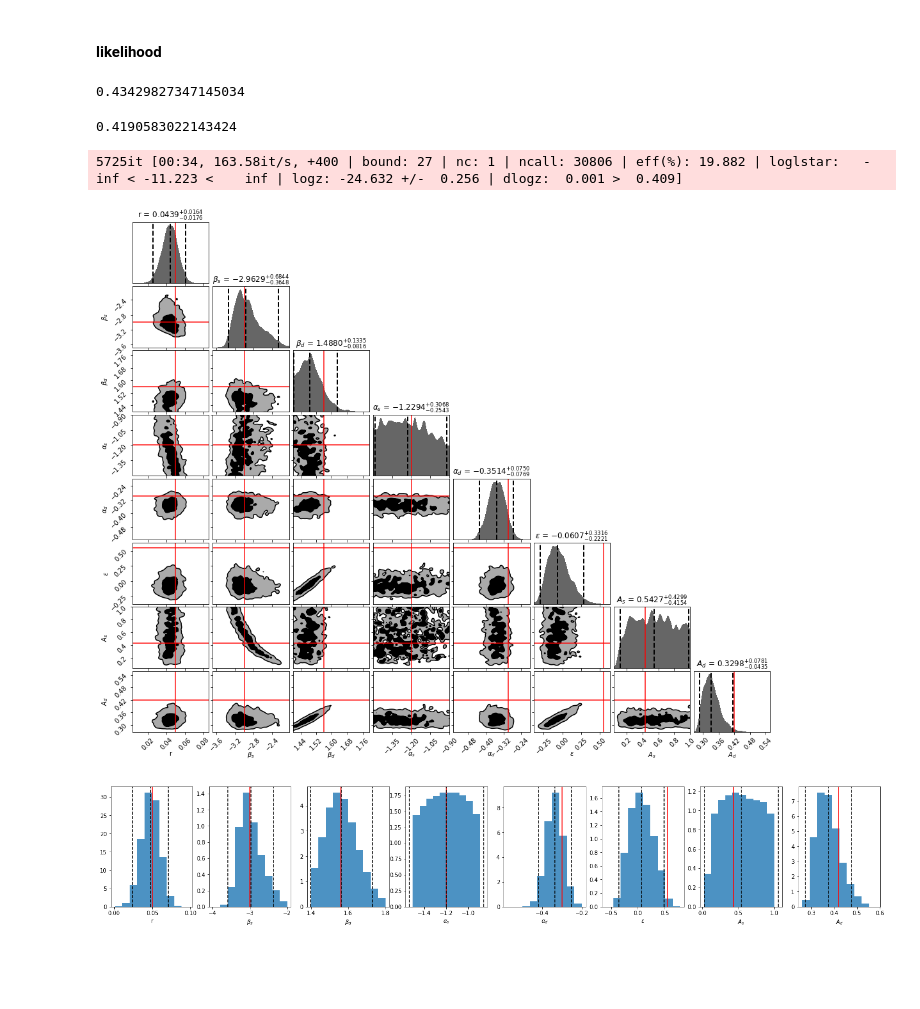
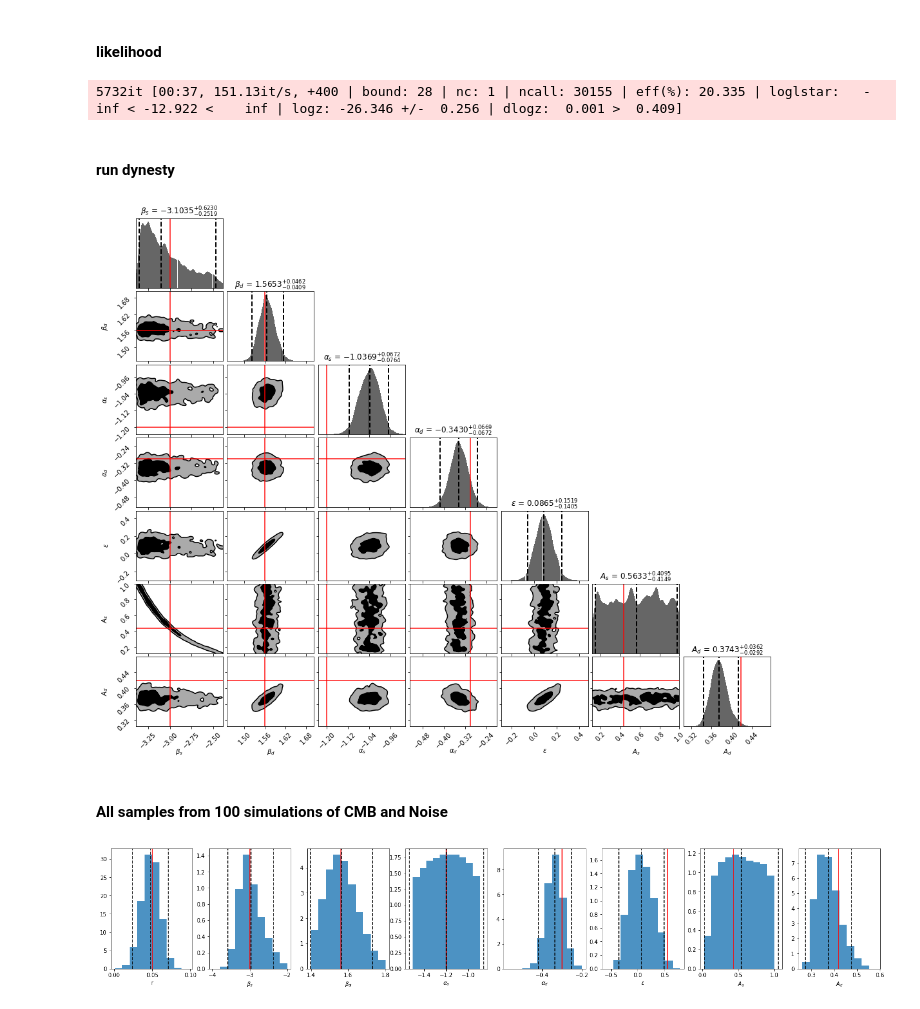
Before and after one commit to YJHelloWorld/Likelihood, a Jupyter notebook: Run_likelihood.ipynb, the cells around one changed output. Saved outputs shown, nothing was run; the diff lists cells and outputs as text; code cells hidden in the pictures; blank space fills up the shorter version.

```diff
--- a/Run_likelihood.ipynb
+++ b/Run_likelihood.ipynb
@@ -425,0 +566,10 @@ def f_s(nu, beta_s, nu0 = 30):
+# %%
+beta_s, alpha_s, alpha_d, epsilon, A_s, A_d = [-3.0, -1.2, -0.3, 0.08,0.434, 0.419]
+
+dlist = np.linspace(1.4, 1.8, 100); lall_d = np.ones(len(dlist))
+
+for i in range(len(slist)):
+
+    C_l = sync_ps(A_s, leff, alpha_s, beta_s) + dust_ps(A_d, leff, alpha_d, dlist[i]) + corre_fore(epsilon, A_d, A_s, leff, alpha_s, alpha_d, beta_s, beta_d);
+
+    lall_d[i] =LogL.run(cl_hat=(cl_hat_fore_ali) , cl_th = C_l, sbin=1);
@@ -425,0 +669,9 @@ def f_s(nu, beta_s, nu0 = 30):
+# %%
+truth = np.array([0.05, -3.0, 1.558, 0.1])
+
+labels = ['r', r'$\beta_s$',r'$\beta_d$', r'epislon'];
+fig, axes = plt.subplots(npara, npara, figsize=(15, 10))
+axes = axes.reshape((npara, npara))
+
+fig, ax = dyplot.cornerplot(results, truths=truth, fig = (fig, axes), title_fmt='.4f', show_titles=True,
+                 labels = labels,quantiles = sig2, quantiles_2d = [0.4,0.85]) #0.1, 0.4, 0.65, 0.85
@@ -425,0 +680,11 @@ def f_s(nu, beta_s, nu0 = 30):
+# %%
+truth = np.array([0.05, -3.0, 1.558, 0.1])
+
+for n in range(Nsim):
+
+    labels = ['r', r'$\beta_s$',r'$\beta_d$', r'epislon'];
+    fig, axes = plt.subplots(npara, npara, figsize=(15, 10))
+    axes = axes.reshape((npara, npara))
+
+    fig, ax = dyplot.cornerplot(Results[n], truths=truth, fig = (fig, axes), title_fmt='.4f', show_titles=True,
+                     labels = labels,quantiles = sig2, quantiles_2d = [0.4,0.85]) #0.1, 0.4, 0.65, 0.85
@@ -426,15 +703,7 @@ def f_s(nu, beta_s, nu0 = 30):
 # %% [markdown]
 #### likelihood
-# %%
-A_s_RJ[3]
-# %% [output]
-0.43429827347145034
-# %%
-A_d_RJ[3]
-# %% [output]
-0.4190583022143424
 # %%
-npara = 8; Nsim = 1;
+npara = 8; Nsim = 1; sbin = 0; ebin = 10
 
 def prior(cube):
 
@@ -477,7 +746,7 @@ for n in range(Nsim):
         C_l = cl_th_test + nl_mean_ali[2] + sync_ps(A_s, leff, alpha_s, beta_s) + dust_ps(A_d, leff, alpha_d, beta_d) \
         + corre_fore(epsilon, A_d, A_s, leff, alpha_s, alpha_d, beta_s, beta_d);
 
-        logL =LogL.run(cl_hat=(cl_hat_fore_ali) , cl_th = C_l, sbin=1);
+        logL =LogL.run(cl_hat=(cl_hat_fore_ali) , cl_th = C_l, sbin=sbin, ebin = ebin);
 
         return np.real(logL)
 
@@ -495,7 +764,9 @@ for n in range(Nsim):
 #         samples = np.r_[samples, _samples];
 #         weights = np.r_[weights, _weights];
 # %% [output]
-5725it [00:34, 163.58it/s, +400 | bound: 27 | nc: 1 | ncall: 30806 | eff(%): 19.882 | loglstar:   -inf < -11.223 <    inf | logz: -24.632 +/-  0.256 | dlogz:  0.001 >  0.409]
+5732it [00:37, 151.13it/s, +400 | bound: 28 | nc: 1 | ncall: 30155 | eff(%): 20.335 | loglstar:   -inf < -12.922 <    inf | logz: -26.346 +/-  0.256 | dlogz:  0.001 >  0.409]
+# %% [markdown]
+#### run dynesty
 # %%
 resamples = dyfunc.resample_equal(samples, weights)
 
@@ -508,18 +779,18 @@ resamples = dyfunc.resample_equal(samples, weights)
 # print(np.mean(resamples[:,2]))
 # print(np.std(resamples[:,2]))
 # %%
-labels = ['r',r'$\beta_s$', r'$\beta_d$', r'$\alpha_s$', r'$\alpha_d$', r'$\epsilon$', r'$A_s$', r'$A_d$'];
+labels = [r'$\beta_s$', r'$\beta_d$', r'$\alpha_s$', r'$\alpha_d$', r'$\epsilon$', r'$A_s$', r'$A_d$'];
 fig, axes = plt.subplots(npara,npara, figsize=(15, 12))
 axes = axes.reshape((npara,npara))
 
-truth = [0.05, -3.0, 1.56, -1.2, -0.3,  0.55,0.434, 0.419]
+truth = [-3.0, 1.56, -1.2, -0.3,  0.55,0.434, 0.419]
 
 fg, ax = dyplot.cornerplot(results,  truths=truth, title_fmt='.4f', show_titles=True,
                  labels = labels,quantiles = sig2, quantiles_2d = [0.4,0.85], fig = (fig, axes)) #0.1, 0.4, 0.65, 0.85
-
-plt.savefig('./fig_results/dynesty/0724_contour_7parameters.pdf', format = 'pdf')
 # %% [output]
-[figure, old version]
+[figure, new version]
+# %% [markdown]
+#### All samples from 100 simulations of CMB and Noise
 # %%
 
 fig, axes = plt.subplots(1,npara, figsize = (25,4))
```
Also changed, not shown: parts of 46 cells of this notebook, 1 other file.
